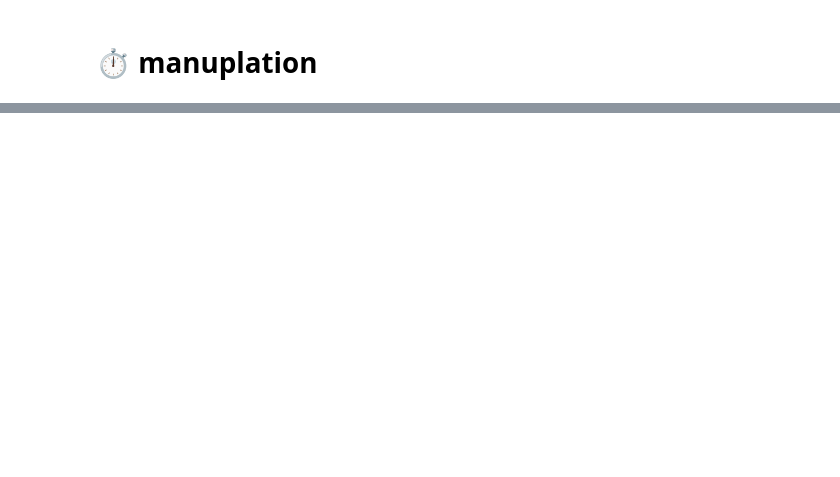
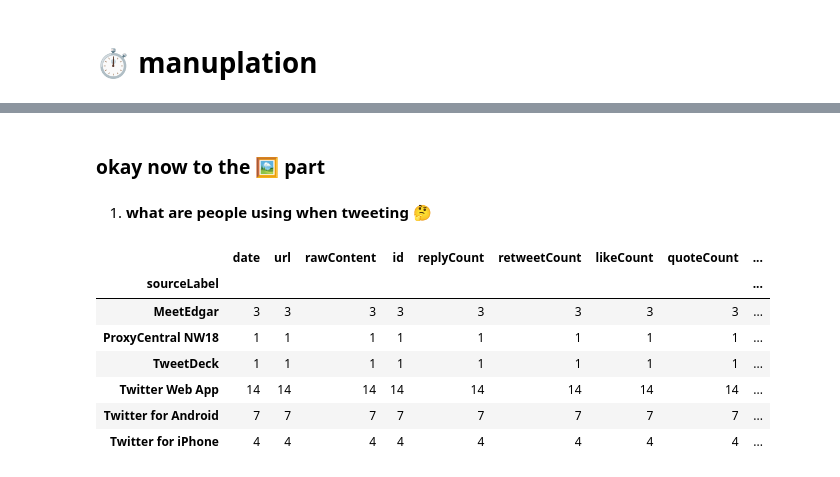
Before and after one commit to leul12/Data_Exploration, a Jupyter notebook: tweet_stalking_.ipynb, the cells around one changed output, grey strips where cells are left out. Drawn from its saved outputs; the diff is of its cells as text; code cells hidden in the pictures; blank space fills up the shorter version.

```diff
--- a/tweet_stalking_.ipynb
+++ b/tweet_stalking_.ipynb
@@ -119,0 +131,18 @@ result.set_index('date').head(2)
+# %% [markdown]
+### okay now to the 🖼️ part
+# %% [markdown]
+
+
+1.    **what are people using when tweeting** 🤔
+# %%
+dfpie= res.groupby('sourceLabel').count()
+dfpie
+# %% [output]
+|  | date | url | rawContent | id | replyCount | retweetCount | likeCount | quoteCount | ... |
+| sourceLabel |  |  |  |  |  |  |  |  | ... |
+| MeetEdgar | 3 | 3 | 3 | 3 | 3 | 3 | 3 | 3 | ... |
+| ProxyCentral NW18 | 1 | 1 | 1 | 1 | 1 | 1 | 1 | 1 | ... |
+| TweetDeck | 1 | 1 | 1 | 1 | 1 | 1 | 1 | 1 | ... |
+| Twitter Web App | 14 | 14 | 14 | 14 | 14 | 14 | 14 | 14 | ... |
+| Twitter for Android | 7 | 7 | 7 | 7 | 7 | 7 | 7 | 7 | ... |
+| Twitter for iPhone | 4 | 4 | 4 | 4 | 4 | 4 | 4 | 4 | ... |
```
Also changed, not shown: parts of 11 cells of this notebook.
